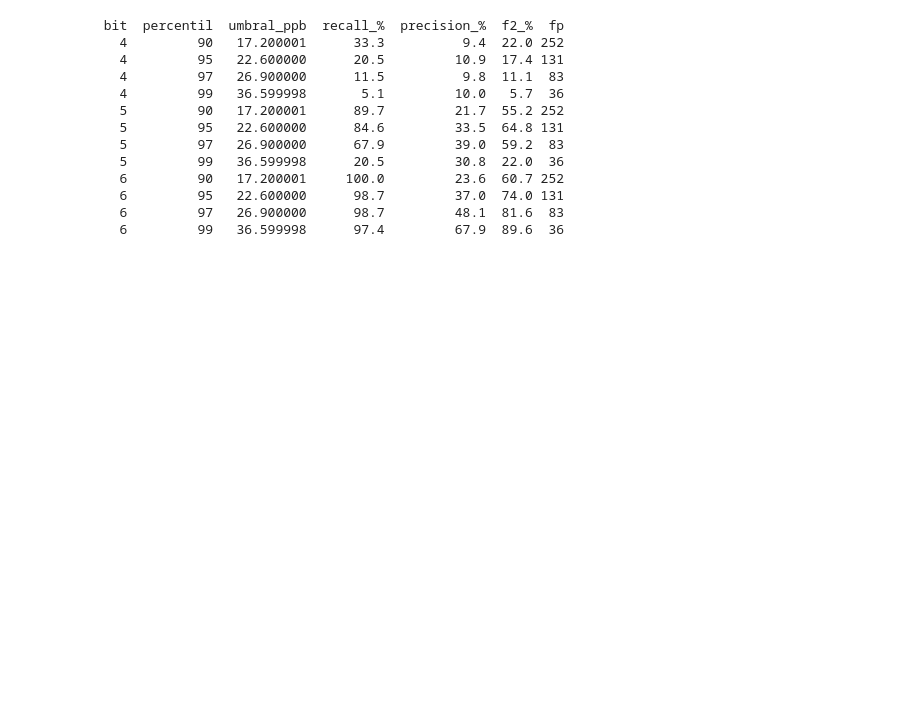
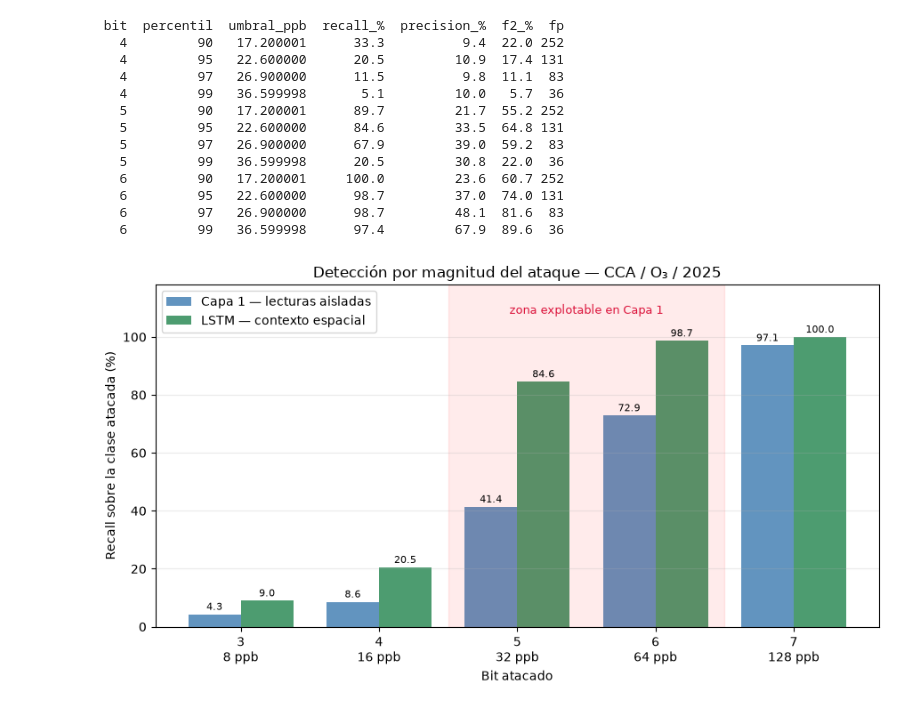
Before and after one commit to JoseLili/lorawan11-rama-detection, a Jupyter notebook: notebooks/07_multiestacion.ipynb, the cells around one changed output. Saved outputs shown, nothing was run; the diff lists cells and outputs as text; code cells hidden in the pictures; blank space fills up the shorter version.

```diff
--- a/notebooks/07_multiestacion.ipynb
+++ b/notebooks/07_multiestacion.ipynb
@@ -1102,3 +1102,45 @@ print(det[det.bit.isin([4, 5, 6])][
    6         95   22.600000      98.7         37.0  74.0 131
    6         97   26.900000      98.7         48.1  81.6  83
    6         99   36.599998      97.4         67.9  89.6  36
+# %%
+import matplotlib.pyplot as plt
+import numpy as np
+
+bits = [3, 4, 5, 6, 7]
+delta = [8, 16, 32, 64, 128]
+capa1 = [4.3, 8.6, 41.4, 72.9, 97.1]      # DecisionTree, notebook 06
+lstm  = [9.0, 20.5, 84.6, 98.7, 100.0]    # LSTM p95
+
+x = np.arange(len(bits))
+ancho = 0.38
+
+fig, ax = plt.subplots(figsize=(9, 5))
+
+b1 = ax.bar(x - ancho/2, capa1, ancho, label='Capa 1 — lecturas aisladas',
+            color='steelblue', alpha=0.85)
+b2 = ax.bar(x + ancho/2, lstm, ancho, label='LSTM — contexto espacial',
+            color='seagreen', alpha=0.85)
+
+for barras in (b1, b2):
+    for b in barras:
+        ax.text(b.get_x() + b.get_width()/2, b.get_height() + 1.5,
+                f'{b.get_height():.1f}', ha='center', fontsize=8)
+
+ax.axvspan(1.5, 3.5, alpha=0.08, color='red')
+ax.text(2.5, 108, 'zona explotable en Capa 1', ha='center',
+        fontsize=9, color='crimson')
+
+ax.set_xlabel('Bit atacado')
+ax.set_ylabel('Recall sobre la clase atacada (%)')
+ax.set_title('Detección por magnitud del ataque — CCA / O₃ / 2025')
+ax.set_xticks(x)
+ax.set_xticklabels([f'{b}\n{d} ppb' for b, d in zip(bits, delta)])
+ax.set_ylim(0, 118)
+ax.legend(loc='upper left')
+ax.grid(alpha=0.25, axis='y')
+
+plt.tight_layout()
+plt.savefig('../docs/img/capa1_vs_lstm.png', dpi=150)
+plt.show()
+# %% [output]
+[figure, added]
```
Also changed, not shown: parts of 2 cells of this notebook.
